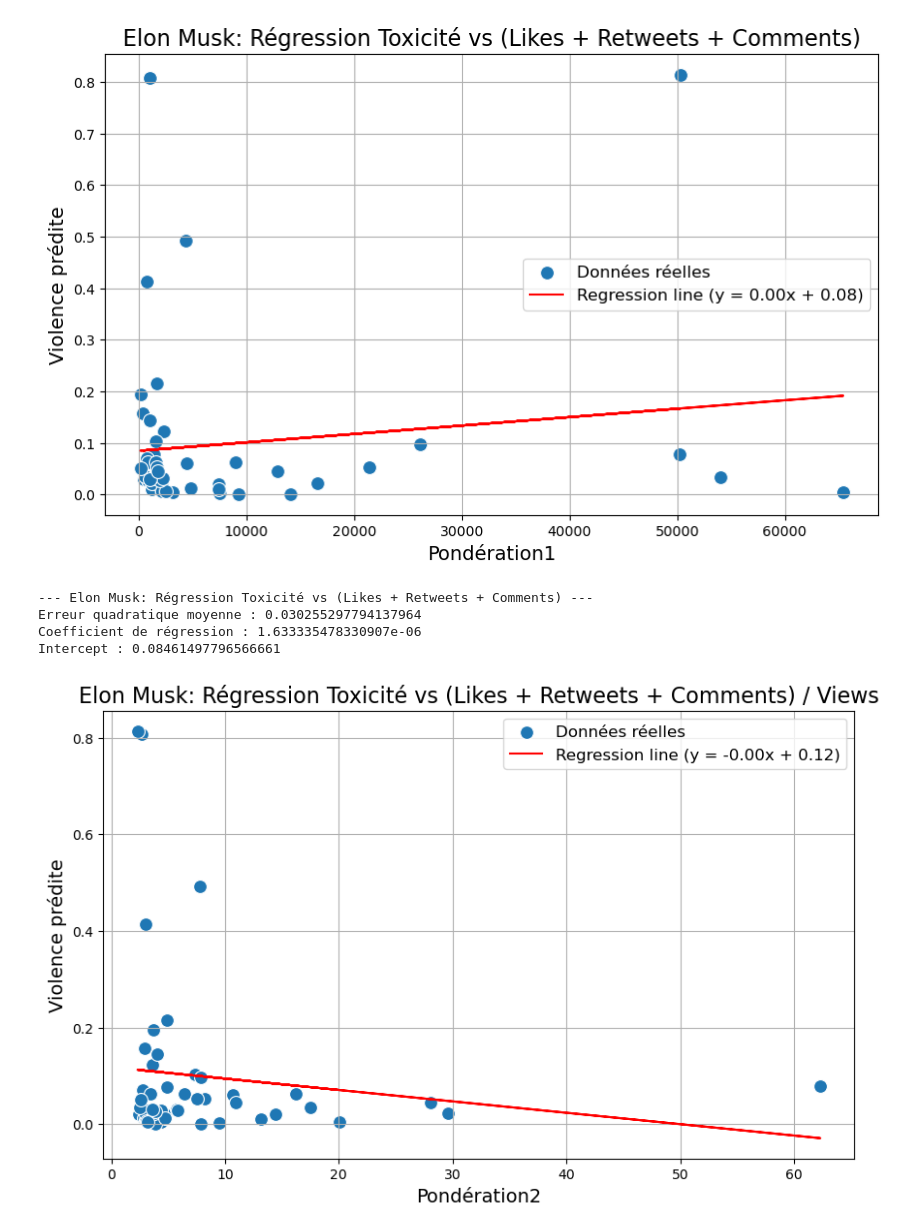
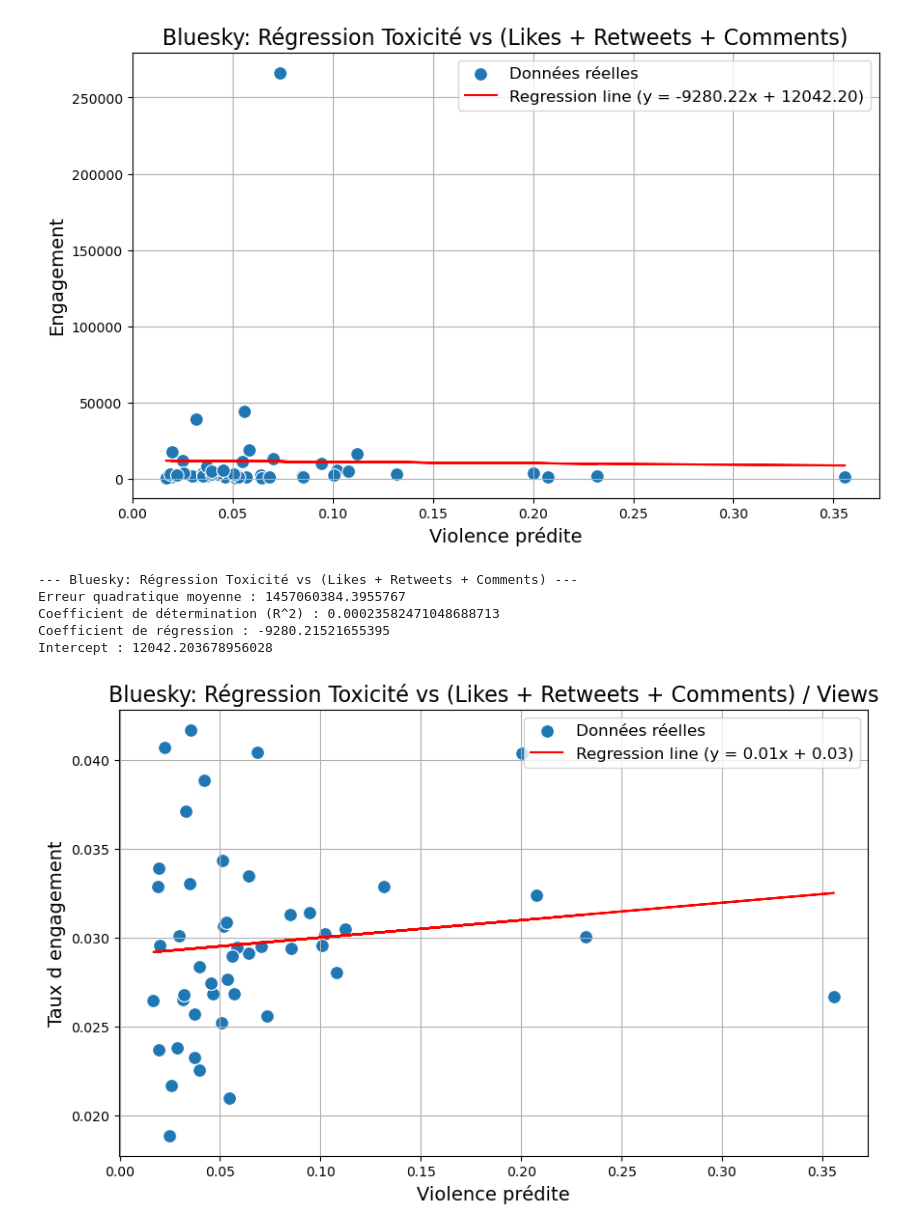
Before and after one commit to lucielang/Scrapping-de-tweets, a Jupyter notebook: 0_notebooks/7_modelisation.ipynb, the cells around one changed output. Saved outputs shown, nothing was run; the diff lists cells and outputs as text; code cells hidden in the pictures.

```diff
--- a/0_notebooks/7_modelisation.ipynb
+++ b/0_notebooks/7_modelisation.ipynb
@@ -15,6 +15,7 @@ def regression_and_plot_grouped(df, x_col, y_col, title):
     # Modèle de régression linéaire
     model = LinearRegression()
     model.fit(X, y)
+    r2 = model.score(X, y)
 
     # Prédictions
     y_pred = model.predict(X)
@@ -40,6 +41,7 @@ def regression_and_plot_grouped(df, x_col, y_col, title):
     # Résumé
     print(f"--- {title} ---")
     print("Erreur quadratique moyenne :", mse)
+    print("Coefficient de détermination (R^2) :", r2)
     print("Coefficient de régression :", coef)
     print("Intercept :", intercept)
 # %%
@@ -95,16 +108,16 @@ Intercept : 0.058883327310458575
 # %%
 
-elon_df['pondération1'] = elon_df['Likes'] + elon_df['Repost'] + elon_df['Comments']
-elon_df['pondération2'] = elon_df['pondération1'] / elon_df['Views']
-bluesky_df['pondération1'] = bluesky_df['Likes'] + bluesky_df['Repost'] + bluesky_df['Comments']
-bluesky_df['pondération2'] = bluesky_df['pondération1'] / bluesky_df['Views']
+elon_df['engagement'] = elon_df['Likes'] + elon_df['Repost'] + elon_df['Comments']
+elon_df['taux_d_engagement'] = elon_df['engagement'] / elon_df['Views']
+bluesky_df['engagement'] = bluesky_df['Likes'] + bluesky_df['Repost'] + bluesky_df['Comments']
+bluesky_df['taux_d_engagement'] = bluesky_df['engagement'] / bluesky_df['Views']
 
 # Calculer les moyennes pondérées de toxicité par YearWeek
-elon_avg_toxicity1 = elon_df.groupby('YearWeek').apply(lambda x: np.average(x['violence_prédite'], weights=x['pondération1'])).reset_index(name='violence_prédite_elon1')
-bluesky_avg_toxicity1 = bluesky_df.groupby('YearWeek').apply(lambda x: np.average(x['violence_prédite'], weights=x['pondération1'])).reset_index(name='violence_prédite_bluesky1')
+elon_avg_toxicity1 = elon_df.groupby('YearWeek').apply(lambda x: np.average(x['violence_prédite'], weights=x['engagement'])).reset_index(name='violence_prédite_elon1')
+bluesky_avg_toxicity1 = bluesky_df.groupby('YearWeek').apply(lambda x: np.average(x['violence_prédite'], weights=x['engagement'])).reset_index(name='violence_prédite_bluesky1')
 
-elon_avg_toxicity2 = elon_df.groupby('YearWeek').apply(lambda x: np.average(x['violence_prédite'], weights=x['pondération2'])).reset_index(name='violence_prédite_elon2')
-bluesky_avg_toxicity2 = bluesky_df.groupby('YearWeek').apply(lambda x: np.average(x['violence_prédite'], weights=x['pondération2'])).reset_index(name='violence_prédite_bluesky2')
+elon_avg_toxicity2 = elon_df.groupby('YearWeek').apply(lambda x: np.average(x['violence_prédite'], weights=x['taux_d_engagement'])).reset_index(name='violence_prédite_elon2')
+bluesky_avg_toxicity2 = bluesky_df.groupby('YearWeek').apply(lambda x: np.average(x['violence_prédite'], weights=x['taux_d_engagement'])).reset_index(name='violence_prédite_bluesky2')
 
 # Fusionner les deux moyennes pondérées sur YearWeek pour les deux méthodes
 merged_data1 = pd.merge(elon_avg_toxicity1, bluesky_avg_toxicity1, on='YearWeek')
@@ -142,35 +222,26 @@ Intercept : 0.05335971143892456
 # %%
 bluesky_grouped = bluesky_df.groupby('YearWeek').apply(
     lambda x: pd.Series({
-        'violence_prédite': np.average(x['violence_prédite'], weights=x['pondération1']),
-        'pondération1': x['pondération1'].sum(),
-        'pondération2': (x['pondération1'] / x['Views']).sum()
+        'violence_prédite': np.average(x['violence_prédite'], weights=x['engagement']),
+        'engagement': x['engagement'].sum(),
+        'taux_d_engagement': (x['engagement'] / x['Views']).mean(),
+        'moyenne_vus': x['Views'].mean()  # Moyenne des vues
     })
     ).reset_index()
 
-elon_grouped = elon_df.groupby('YearWeek').apply(
-    lambda x: pd.Series({
-        'violence_prédite': np.average(x['violence_prédite'], weights=x['pondération1']),
-        'pondération1': x['pondération1'].sum(),  # Somme des pondérations
-        'pondération2': (x['pondération1'] / x['Views']).sum()  # Somme des pondérations normalisées
-    })
-).reset_index()
+# Régression pour Bluesky - engagement
+regression_and_plot_grouped(bluesky_grouped,'violence_prédite', 'engagement',  'Bluesky: Régression Toxicité vs (Likes + Retweets + Comments)')
 
-# Régression pour Elon Musk - pondération1
-regression_and_plot_grouped(elon_grouped, 'pondération1', 'violence_prédite', 'Elon Musk: Régression Toxicité vs (Likes + Retweets + Comments)')
+# Régression pour Bluesky - taux_d_engagement
+regression_and_plot_grouped(bluesky_grouped,  'violence_prédite', 'taux_d_engagement', 'Bluesky: Régression Toxicité vs (Likes + Retweets + Comments) / Views')
 
-# Régression pour Elon Musk - pondération2
-regression_and_plot_grouped(elon_grouped, 'pondération2', 'violence_prédite', 'Elon Musk: Régression Toxicité vs (Likes + Retweets + Comments) / Views')
-
-# Régression pour Bluesky - pondération1
-regression_and_plot_grouped(bluesky_grouped, 'pondération1', 'violence_prédite', 'Bluesky: Régression Toxicité vs (Likes + Retweets + Comments)')
-
-# Régression pour Bluesky - pondération2
-regression_and_plot_grouped(bluesky_grouped, 'pondération2', 'violence_prédite', 'Bluesky: Régression Toxicité vs (Likes + Retweets + Comments) / Views')
+# Régression pour Bluesky - vues moyennes
+regression_and_plot_grouped(bluesky_grouped,  'violence_prédite', 'moyenne_vus', 'Bluesky: Régression Toxicité vs Views')
 # %% [output]
-[figure, old version]
+[figure, new version]
---- Elon Musk: Régression Toxicité vs (Likes + Retweets + Comments) ---
-Erreur quadratique moyenne : 0.030255297794137964
-Coefficient de régression : 1.633335478330907e-06
-Intercept : 0.08461497796566661
+--- Bluesky: Régression Toxicité vs (Likes + Retweets + Comments) ---
+Erreur quadratique moyenne : 1457060384.3955767
+Coefficient de détermination (R^2) : 0.00023582471048688713
+Coefficient de régression : -9280.21521655395
+Intercept : 12042.203678956028
-[figure, old version]
+[figure, new version]
```
Also changed, not shown: parts of 12 cells of this notebook, 2 other files.
